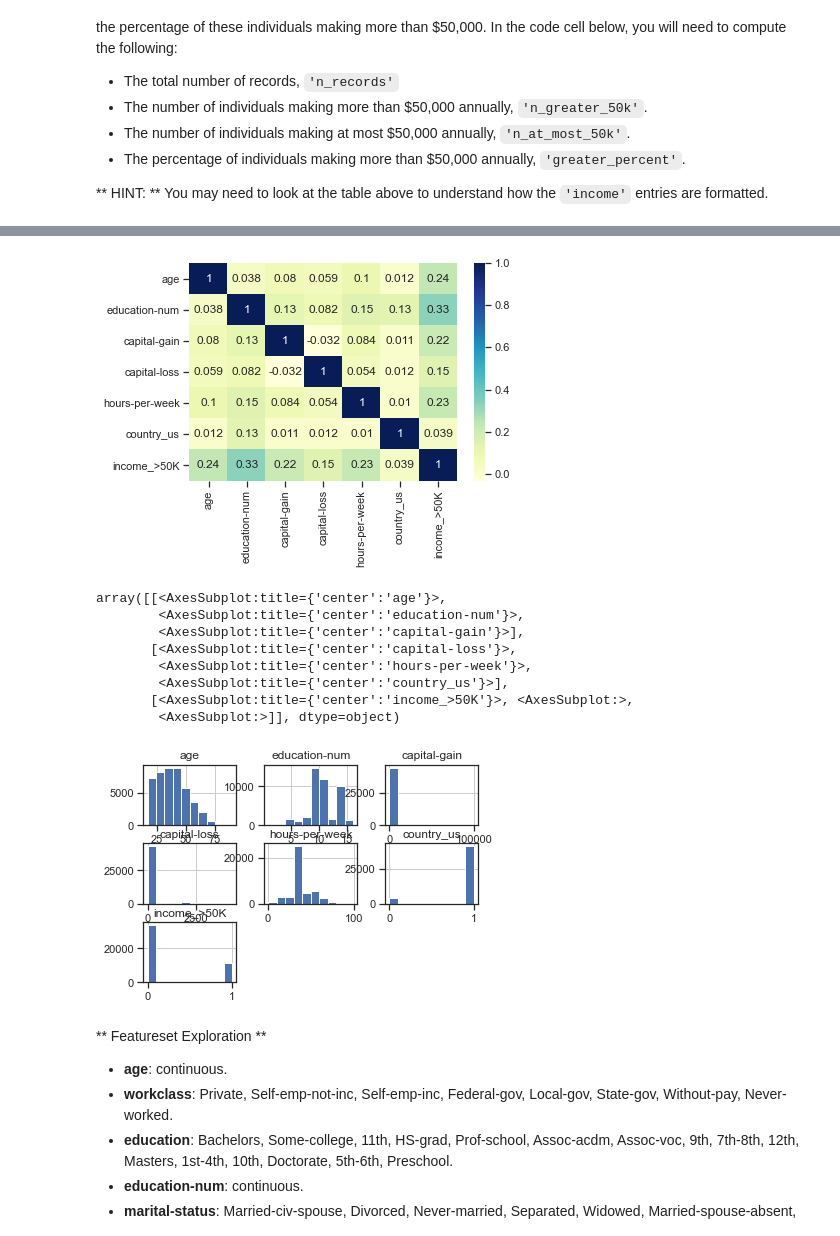
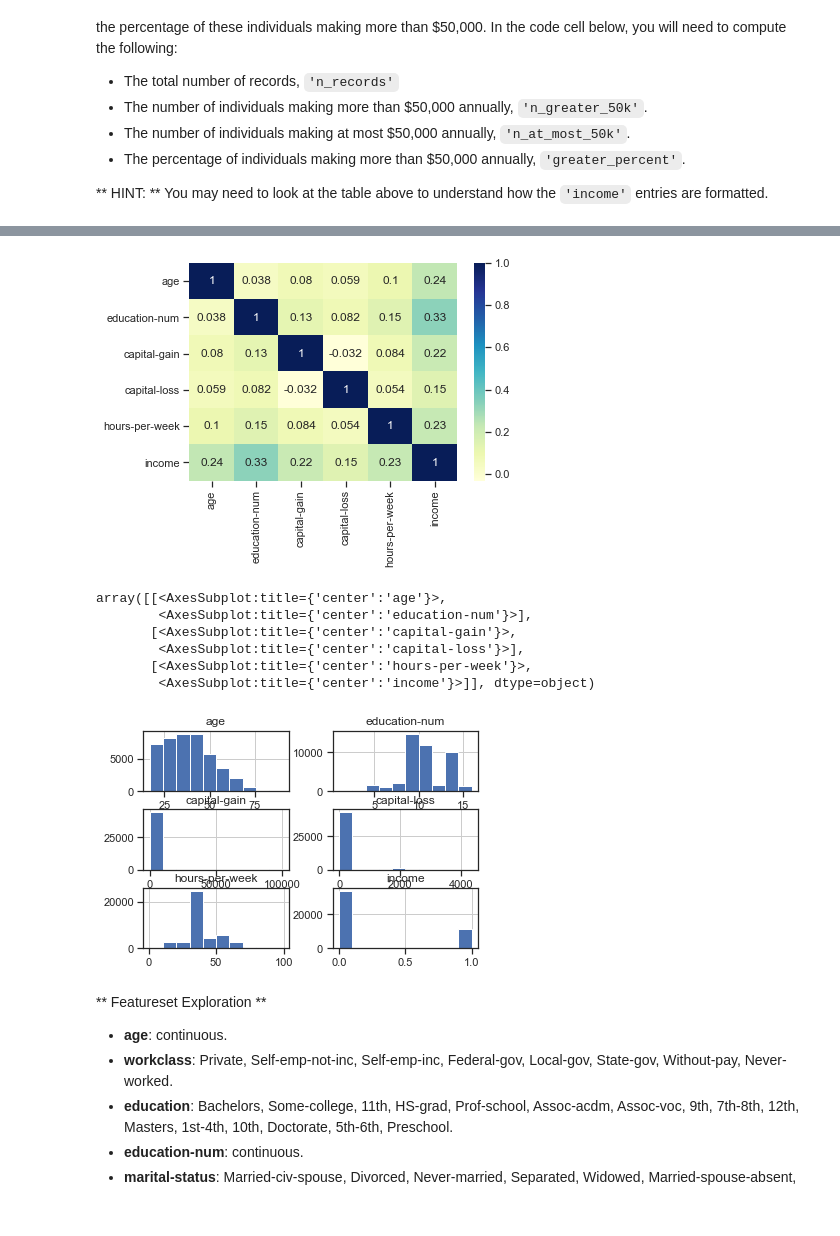
Before and after one commit to JuanitaSmith/udacity_ml, a Jupyter notebook: projects/p1_charityml/finding_donors.ipynb, the cells around one changed output, grey strips where cells are left out. Saved outputs shown, nothing was run; the diff lists cells and outputs as text; code cells hidden in the pictures.

```diff
--- a/projects/p1_charityml/finding_donors.ipynb
+++ b/projects/p1_charityml/finding_donors.ipynb
@@ -94,5 +88,0 @@ Percentage of individuals making more than $50,000: 32.95113776680191%
-# %%
-# native-country have over
-data['country_us'] = np.where(data['native-country'] == 'United-States', 1, 0)
-data.drop('native-country', inplace=True, axis=1)
-data
@@ -123 +89,4 @@ data
+# %%
+# in order to do EDA, convert income to a numerical value
+data['income'] = data['income'].map({'>50K': 1, '<=50K': 0})
 # %%
@@ -144,20 +124,18 @@ sns.pairplot(data_explore, hue="income_>50K");
 # %%
 #%%
-sns.heatmap(data_explore.corr(), annot=True, cmap="YlGnBu");
+sns.heatmap(data.corr(), annot=True, cmap="YlGnBu");
 # %% [output]
-[figure, old version]
+[figure, new version]
 # %%
-data_explore.hist()
+data.hist()
 # %% [output]
 array([[<AxesSubplot:title={'center':'age'}>,
-        <AxesSubplot:title={'center':'education-num'}>,
-        <AxesSubplot:title={'center':'capital-gain'}>],
-       [<AxesSubplot:title={'center':'capital-loss'}>,
-        <AxesSubplot:title={'center':'hours-per-week'}>,
-        <AxesSubplot:title={'center':'country_us'}>],
-       [<AxesSubplot:title={'center':'income_>50K'}>, <AxesSubplot:>,
-        <AxesSubplot:>]], dtype=object)
+        <AxesSubplot:title={'center':'education-num'}>],
+       [<AxesSubplot:title={'center':'capital-gain'}>,
+        <AxesSubplot:title={'center':'capital-loss'}>],
+       [<AxesSubplot:title={'center':'hours-per-week'}>,
+        <AxesSubplot:title={'center':'income'}>]], dtype=object)
-[figure, old version]
+[figure, new version]
 # %% [markdown]
 ** Featureset Exploration **
 
```
Also changed, not shown: parts of 46 cells of this notebook.
